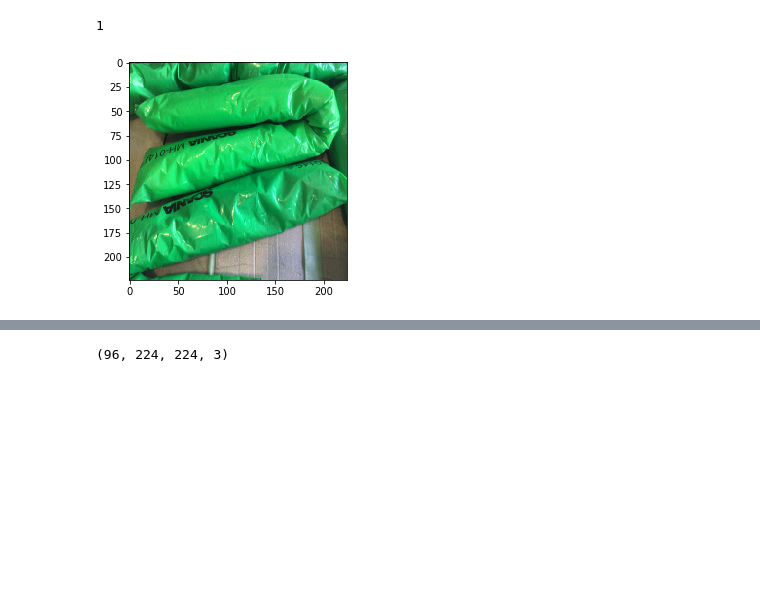
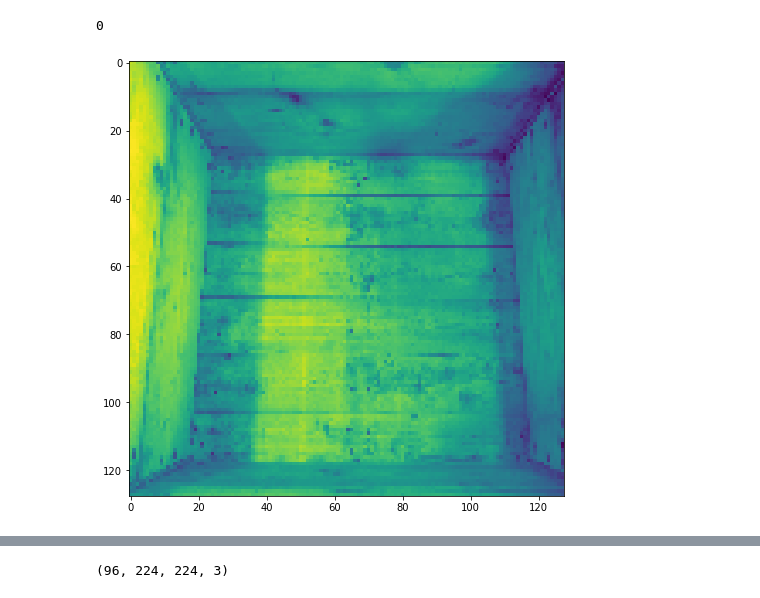
Before and after one commit to hugueds/computer-vision-api, a Jupyter notebook: machine-learning/train.ipynb, the cells around one changed output, grey strips where cells are left out. Cells and saved outputs as stored; diff of their text form; code cells hidden in the pictures; blank space fills up the shorter version.

```diff
--- a/machine-learning/train.ipynb
+++ b/machine-learning/train.ipynb
@@ -42,7 +43,7 @@ X = np.array(X).reshape(-1, INPUT_SIZE[0], INPUT_SIZE[1], INPUT_SIZE[2])
 X = X / 255
 # %%
 X_train, X_test, y_train, y_test = train_test_split(
-    X, y, test_size=0.1, random_state=42
+    X, y, test_size=0.15, random_state=42
 )
 # %%
 y_cat_train = to_categorical(y_train, num_classes)
@@ -57,24 +51,25 @@ flow_from_directory(
 # %%
-epochs = 10
-lr = 15e-4
+epochs = 20
+lr = 5e-5
 batch_size = 1
-
-print(batch_size)
 
 input = tf.keras.layers.Input(INPUT_SIZE)
 
-conv_1 = Conv2D(filters=64, kernel_size=(3,3), activation='relu')(input)
+conv_1 = Conv2D(filters=32, kernel_size=(3,3), activation='relu')(input)
 pool_1 = MaxPool2D(pool_size=(2,2))(conv_1)
 
-conv_2 = Conv2D(filters=128, kernel_size=(3,3), activation='relu')(pool_1)
+conv_2 = Conv2D(filters=32, kernel_size=(3,3), activation='relu')(pool_1)
 pool_2 = MaxPool2D(pool_size=(2,2))(conv_2)
+
+conv_3 = Conv2D(filters=64, kernel_size=(3,3), activation='relu')(pool_2)
+pool_3 = MaxPool2D(pool_size=(2,2))(conv_3)
 
 flatten = Flatten()(pool_2)
 
-dense = Dense(128)(flatten)
-dropout = Dropout(0.25)(dense)
+dense = Dense(256, activation='relu')(flatten)
+dropout = Dropout(0.2)(dense)
 
-output = Dense(num_classes, activation="softmax")(dropout)
+output = Dense(num_classes, activation="sigmoid")(dropout)
 
 model = Model(inputs=[input], outputs=[output])
 model.compile(loss="binary_crossentropy", optimizer=Adam(learning_rate=lr, decay=lr / epochs), metrics=["accuracy"])
@@ -83,13 +76,2 @@ model.compile(loss="binary_crossentropy", optimizer=Adam(learning_rate=lr, decay
-# %%
-datagen = tf.keras.preprocessing.image.ImageDataGenerator(
-    rotation_range=20,
-    horizontal_flip=True)
-# compute quantities required for featurewise normalization
-# (std, mean, and principal components if ZCA whitening is applied)
-datagen.fit(X_train)
-# fits the model on batches with real-time data augmentation:
-model.fit_generator(datagen.flow(X_train, y_train, batch_size=1),
-                     steps_per_epoch=10,
-        epochs=50)
 # %%
-model.fit(X_train, y_cat_train, batch_size=batch_size, epochs=epochs, validation_split=0.1, callbacks=[EarlyStopping(patience=3)])
+model.fit(X_train, y_cat_train, batch_size=batch_size, epochs=epochs, validation_split=0.15, callbacks=[EarlyStopping(patience=2)])
@@ -104,11 +113,13 @@ pred = model.predict(X_test)
 # %%
-img = X_test[6]
-plt.imshow(img)
+img = X_test[10]
+plt.figure(figsize=(8,8))
+plt.imshow(img[:,:,0])
 img = img.reshape(-1, INPUT_SIZE[0], INPUT_SIZE[1], INPUT_SIZE[2])
+# img = cv.cvtColor(img, cv.COLOR_RGB2GRAY)
 model.predict(img)[0].argmax()
 # %% [output]
-1
+0
-[figure, old version]
+[figure, new version]
 # %%
 model.save('models/emptybox.h5')
 # %%
```
Also changed, not shown: parts of 8 cells of this notebook, 10 other files.
